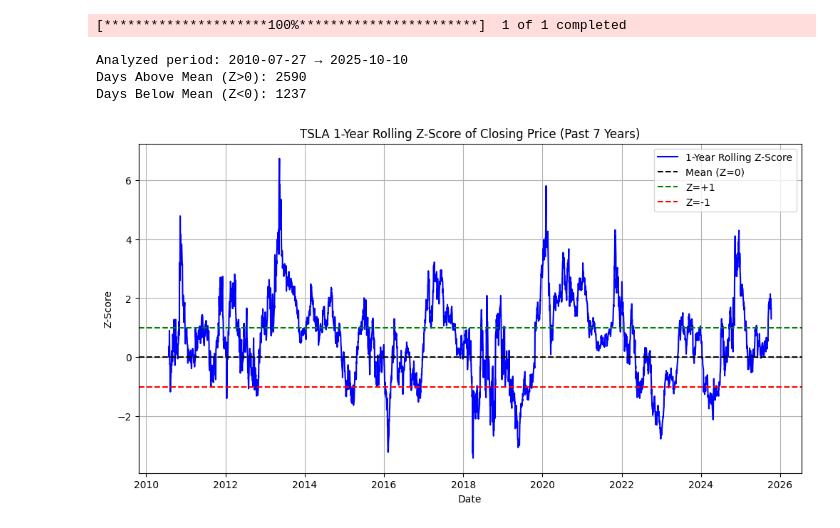
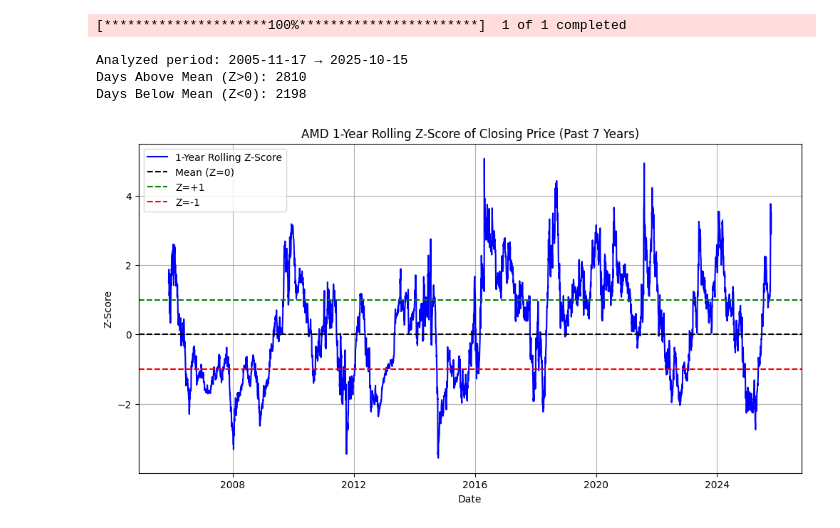
Before and after one commit to garthajon/QuantFinanceIntro, a Jupyter notebook: ZSCORE_ANNUALISED_UNIQUE_STOCK_GOOD_ONE.ipynb, the cells around one changed output. Drawn from its saved outputs; the diff is of its cells as text; code cells hidden in the pictures.

```diff
--- a/ZSCORE_ANNUALISED_UNIQUE_STOCK_GOOD_ONE.ipynb
+++ b/ZSCORE_ANNUALISED_UNIQUE_STOCK_GOOD_ONE.ipynb
@@ -7,7 +7,7 @@ import matplotlib.pyplot as plt
 from datetime import datetime, timedelta
 
 # --- Step 1: Download 7 years of NFLX data ---
-ticker = "TSLA"
+ticker = "AMD"
 end_date = datetime.today()
 start_date = end_date - timedelta(days=20*365)
 data = yf.download(ticker, start=start_date, end=end_date)
@@ -25,34 +25,34 @@ rolling_std = close_prices.rolling(window=window, min_periods=20).std()
 
 # --- Step 4: Calculate rolling Z-score safely ---
 data['Z-Score'] = (close_prices - rolling_mean) / rolling_std
 
 # --- Step 5: Drop rows where Z-score could not be computed ---
 data = data.loc[data['Z-Score'].notna()].copy()
 
 # --- Step 6: Separate above/below mean (Z=0) ---
 above_mean = data[data['Z-Score'] > 0]
 below_mean = data[data['Z-Score'] < 0]
 
 # --- Step 7: Display summary ---
 print(f"Analyzed period: {data.index.min().date()} → {data.index.max().date()}")
 print(f"Days Above Mean (Z>0): {len(above_mean)}")
 print(f"Days Below Mean (Z<0): {len(below_mean)}")
 
 # --- Step 8: Plot ---
 plt.figure(figsize=(12,6))
 plt.plot(data.index, data['Z-Score'], label='1-Year Rolling Z-Score', color='blue')
 plt.axhline(0, color='black', linestyle='--', label='Mean (Z=0)')
 plt.axhline(1, color='green', linestyle='--', label='Z=+1')
 plt.axhline(-1, color='red', linestyle='--', label='Z=-1')
 plt.title(f'{ticker} 1-Year Rolling Z-Score of Closing Price (Past 7 Years)')
 plt.xlabel('Date')
 plt.ylabel('Z-Score')
 plt.legend()
 plt.grid(True)
 plt.show()
 # %% [output]
 [*********************100%***********************]  1 of 1 completed
-Analyzed period: 2010-07-27 → 2025-10-10
-Days Above Mean (Z>0): 2590
-Days Below Mean (Z<0): 1237
+Analyzed period: 2005-11-17 → 2025-10-15
+Days Above Mean (Z>0): 2810
+Days Below Mean (Z<0): 2198
-[figure, old version]
+[figure, new version]
```
